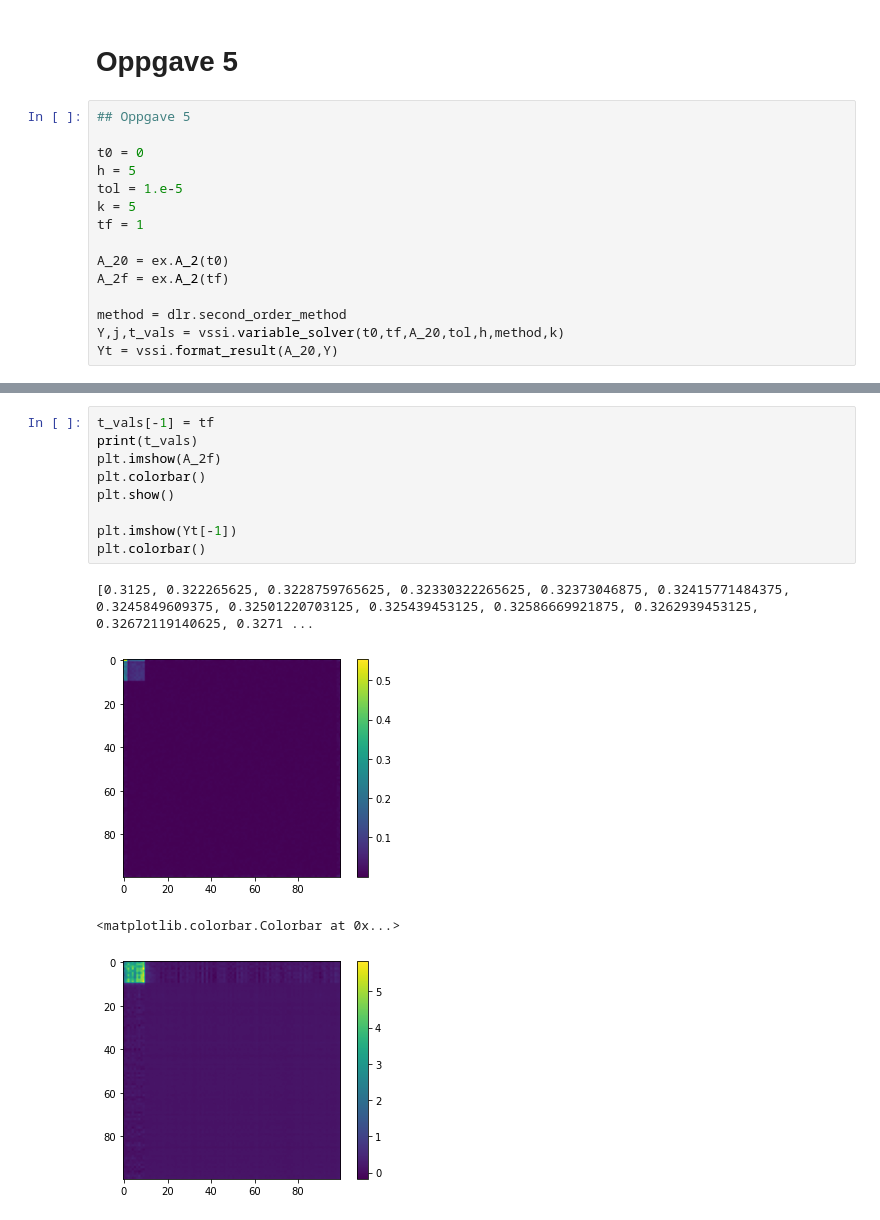
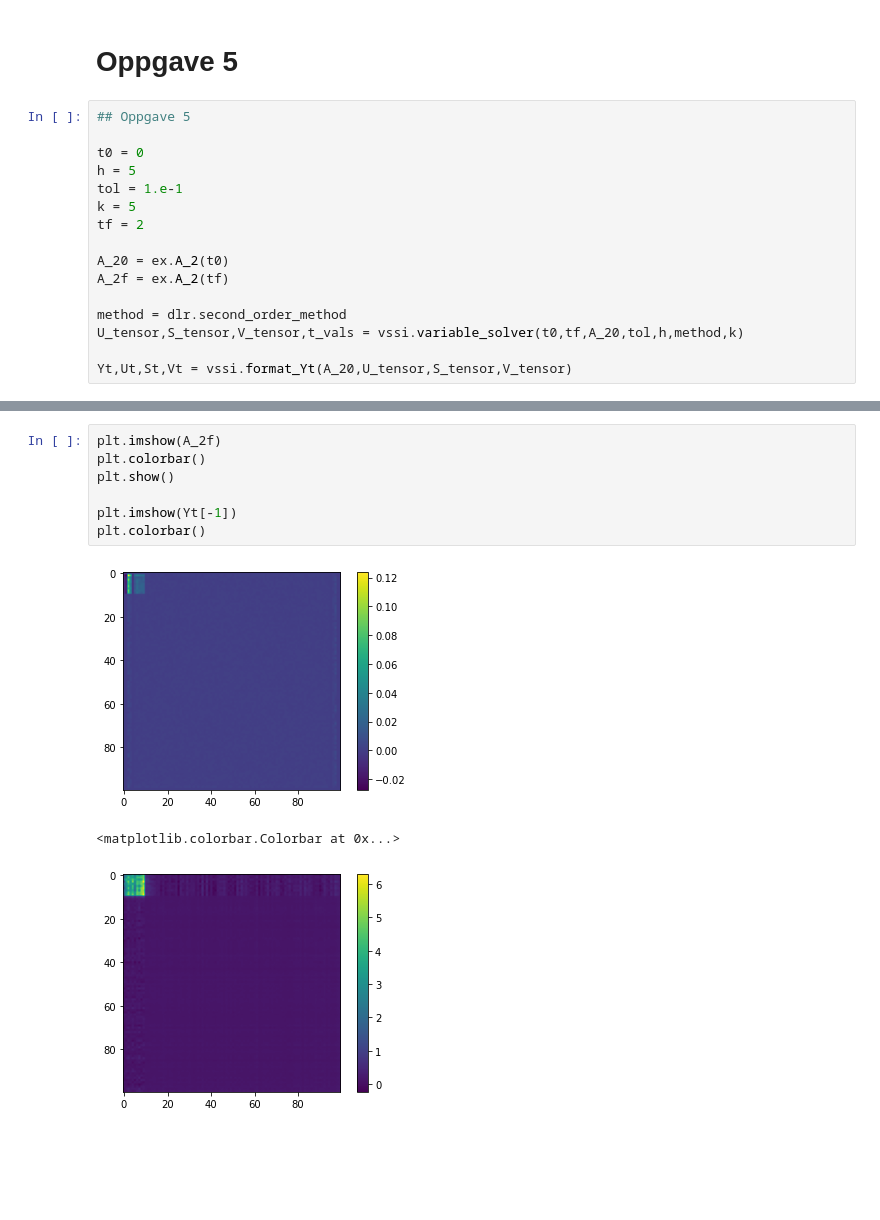
Before and after one commit to albertbayazidi/Dynamic-Low-Rank-Approximations-and-Bidiagonalization, a Jupyter notebook: test.ipynb, the cells around one changed output, grey strips where cells are left out. Saved outputs shown, nothing was run; the diff lists cells and outputs as text; blank space fills up the shorter version.

Commit message:
Fiksa formatering, la til to funksjona for å få ut singulær-verdia

```diff
--- a/test.ipynb
+++ b/test.ipynb
@@ -142,13 +142,14 @@ plt.show()
 
 t0 = 0
 h = 5
-tol = 1.e-5
+tol = 1.e-1
 k = 5
-tf = 1
+tf = 2
 
 A_20 = ex.A_2(t0)
 A_2f = ex.A_2(tf)
 
 method = dlr.second_order_method
-Y,j,t_vals = vssi.variable_solver(t0,tf,A_20,tol,h,method,k)
-Yt = vssi.format_result(A_20,Y)
+U_tensor,S_tensor,V_tensor,t_vals = vssi.variable_solver(t0,tf,A_20,tol,h,method,k)
+
+Yt,Ut,St,Vt = vssi.format_Yt(A_20,U_tensor,S_tensor,V_tensor)
@@ -173,14 +156,11 @@ count 0 j 1587 t 0.9996337890625 h 0.00042724609375 u 2.236 v 2.236 s 40.523
 # %%
-t_vals[-1] = tf
-print(t_vals)
 plt.imshow(A_2f)
 plt.colorbar()
 plt.show()
 
 plt.imshow(Yt[-1])
 plt.colorbar()
 # %% [output]
+[figure, new version]
-[0.3125, 0.322265625, 0.3228759765625, 0.32330322265625, 0.32373046875, 0.32415771484375, 0.3245849609375, 0.32501220703125, 0.325439453125, 0.32586669921875, 0.3262939453125, 0.32672119140625, 0.3271 ...
+<matplotlib.colorbar.Colorbar at 0x...>
-[figure, old version]
-<matplotlib.colorbar.Colorbar at 0x...>
-[figure, old version]
+[figure, new version]
```
Also changed, not shown: parts of 3 cells of this notebook, 1 other file.
